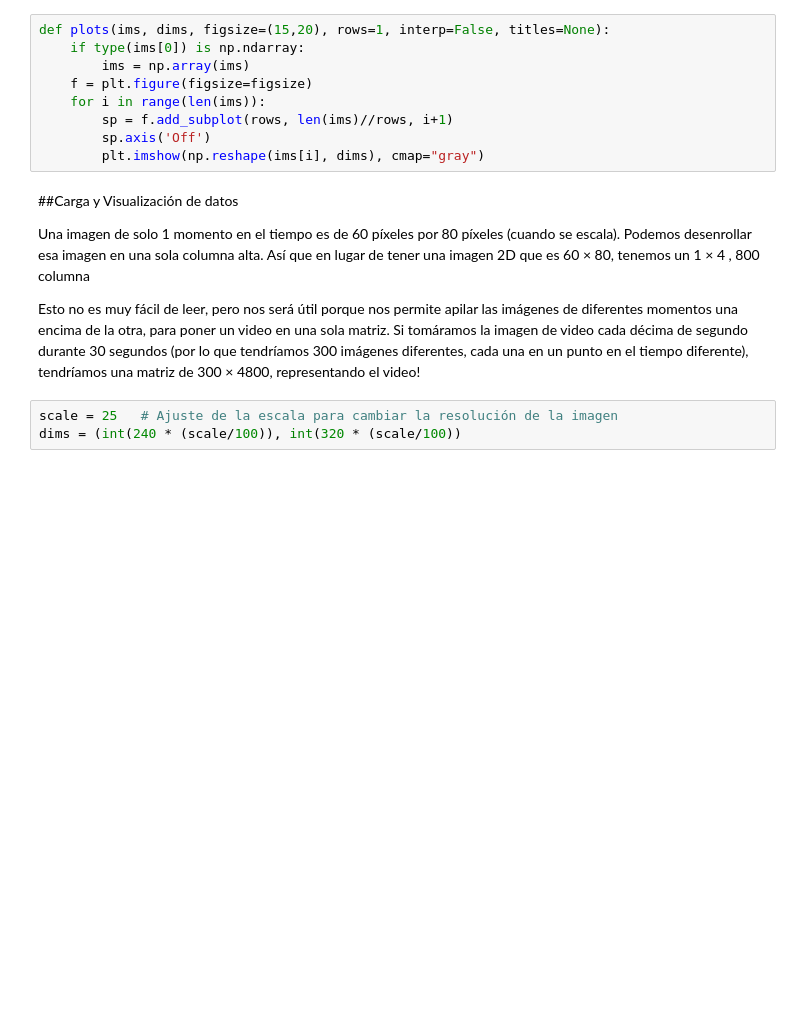
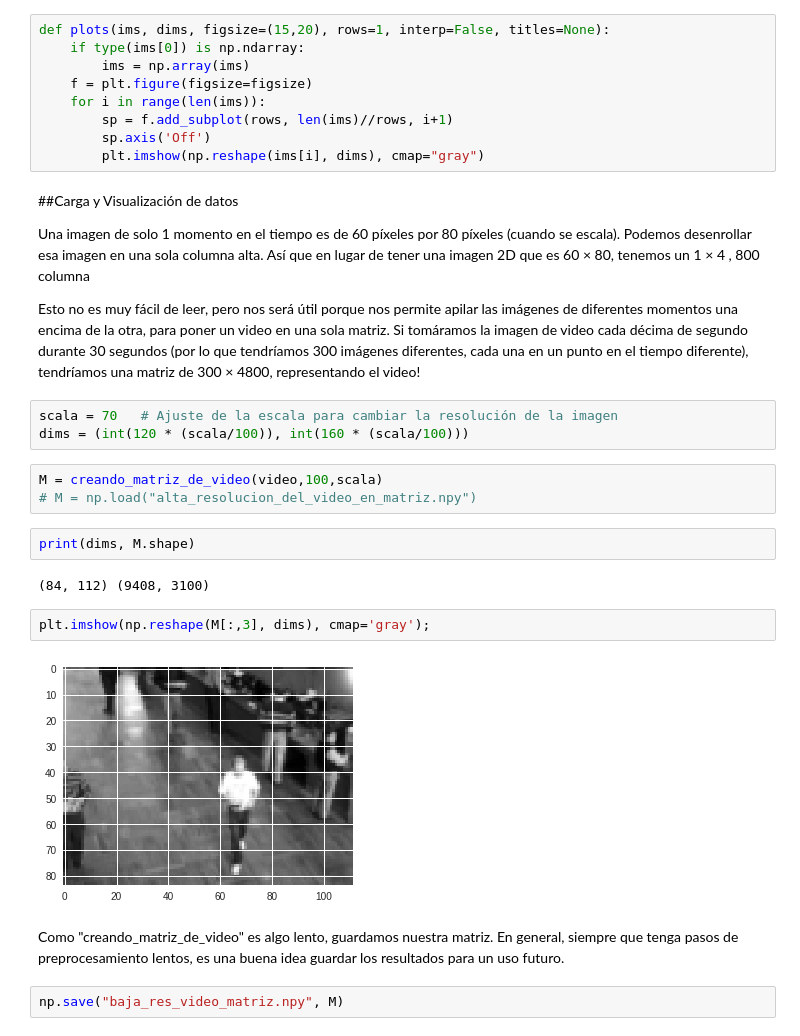
Before and after one commit to victwise/DeepLearning, a Jupyter notebook: Capítulo3.ipynb, the cells around one changed output. Drawn from its saved outputs; the diff is of its cells as text; blank space fills up the shorter version.

```diff
--- a/Capítulo3.ipynb
+++ b/Capítulo3.ipynb
@@ -94,5 +94,20 @@ Una imagen de solo 1 momento en el tiempo es de 60 píxeles por 80 píxeles (cua
 
 Esto no es muy fácil de leer, pero nos será útil porque nos permite apilar las imágenes de diferentes momentos una encima de la otra, para poner un video en una sola matriz. Si tomáramos la imagen de video cada décima de segundo durante 30 segundos (por lo que tendríamos 300 imágenes diferentes, cada una en un punto en el tiempo diferente), tendríamos una matriz de 300 × 4800, representando el video!
 # %%
-scale = 25   # Ajuste de la escala para cambiar la resolución de la imagen
-dims = (int(240 * (scale/100)), int(320 * (scale/100))
+scala = 70   # Ajuste de la escala para cambiar la resolución de la imagen
+dims = (int(120 * (scala/100)), int(160 * (scala/100)))
+# %%
+M = creando_matriz_de_video(video,100,scala)
+# M = np.load("alta_resolucion_del_video_en_matriz.npy")
+# %%
+print(dims, M.shape)
+# %% [output]
+(84, 112) (9408, 3100)
+# %%
+plt.imshow(np.reshape(M[:,3], dims), cmap='gray');
+# %% [output]
+[figure, added]
+# %% [markdown]
+Como "creando_matriz_de_video" es algo lento, guardamos nuestra matriz. En general, siempre que tenga pasos de preprocesamiento lentos, es una buena idea guardar los resultados para un uso futuro.
+# %%
+np.save("baja_res_video_matriz.npy", M)
```
Also changed, not shown: parts of 2 cells of this notebook.
